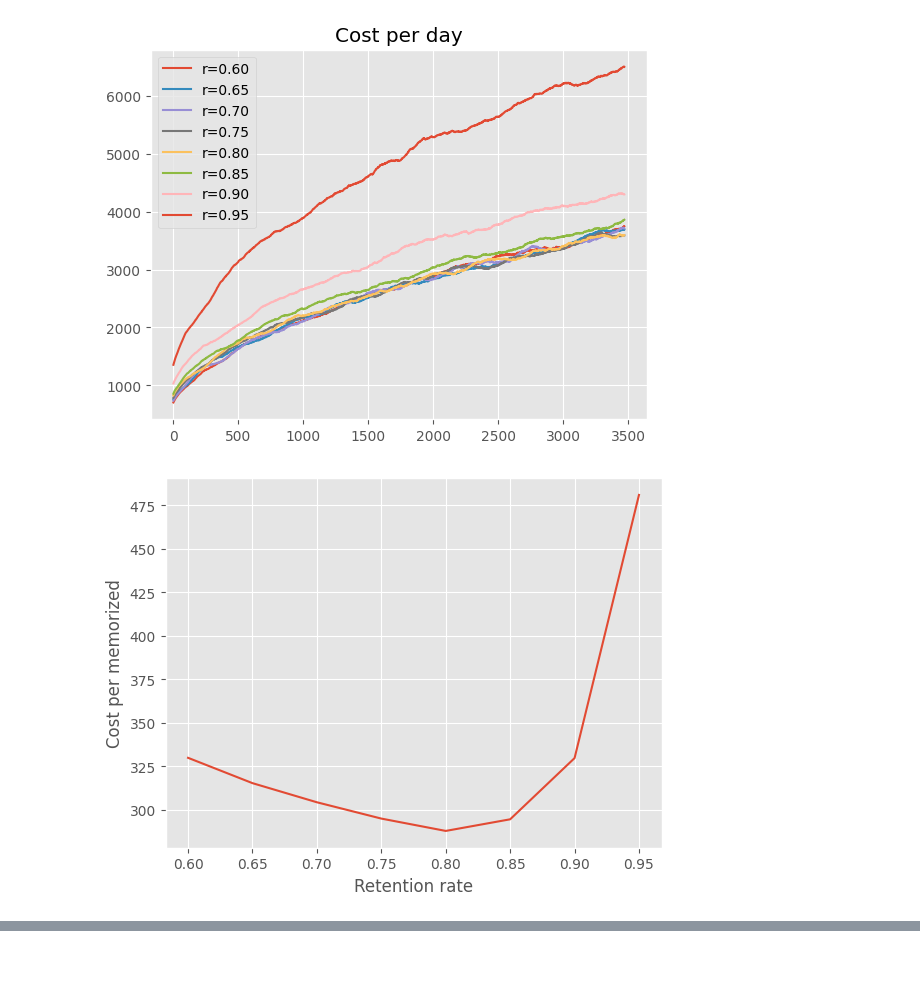
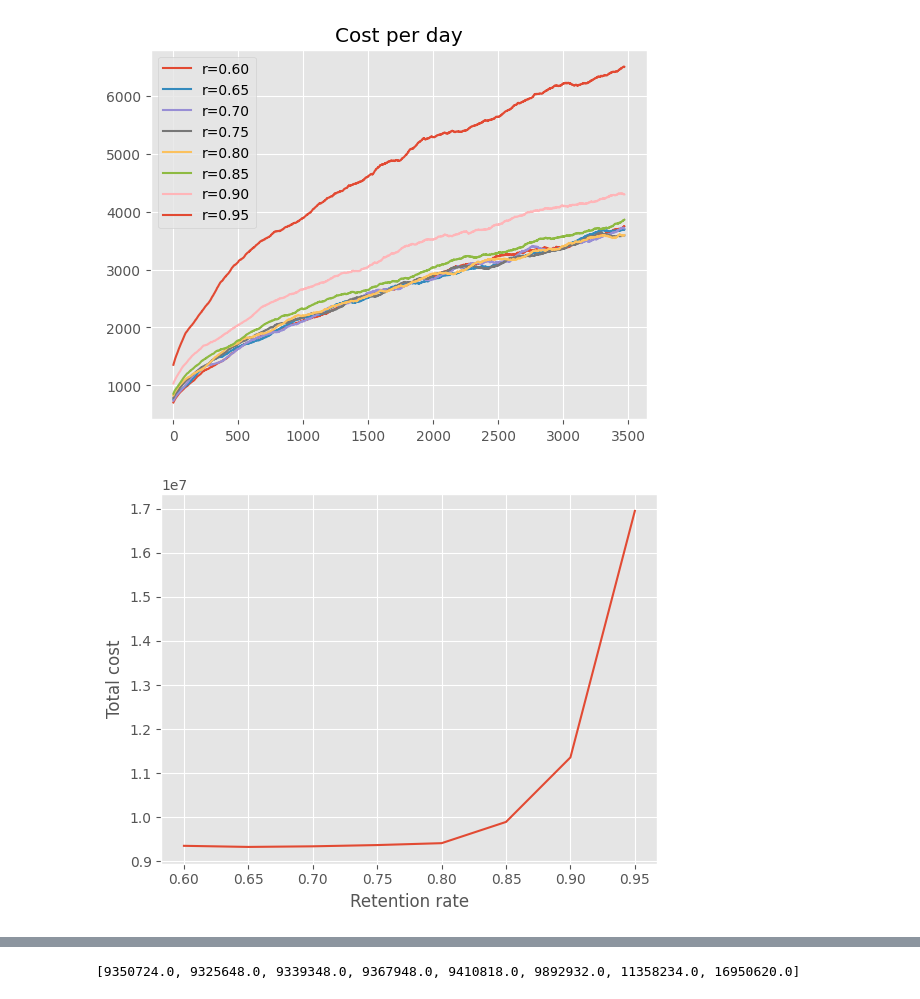
Before and after one commit to open-spaced-repetition/optimal-desired-retention, a Jupyter notebook: notebook.ipynb, the cells around one changed output, grey strips where cells are left out. Saved outputs shown, nothing was run; the diff lists cells and outputs as text; code cells hidden in the pictures; blank space fills up the shorter version.

Commit message:
add two types of optimal retention

```diff
--- a/notebook.ipynb
+++ b/notebook.ipynb
@@ -9,49 +13,56 @@ from fsrs_optimizer import simulate, DEFAULT_WEIGHT
 learn_span = 3650
 new_card_per_day = 10
 
-random.seed(42)
-np.random.seed(42)
 plt.style.use('ggplot')
 
 def moving_average(data, window_size=learn_span // 20):
     weights = np.ones(window_size) / window_size
     return np.convolve(data, weights, mode="valid")
 
+total_cost = []
 cost_per_memorized = []
 
 for r in tqdm(np.linspace(0.6, 0.95, 8)):
+    random.seed(42)
+    np.random.seed(42)
     (_, review_cnt_per_day, learn_cnt_per_day, memorized_cnt_per_day, cost_per_day) = simulate(
         DEFAULT_WEIGHT,
         request_retention=r,
         deck_size=learn_span*new_card_per_day,
         learn_span=learn_span,
         max_cost_perday=math.inf,
         learn_limit_perday=new_card_per_day,
     )
     plt.figure(1)
     plt.plot(moving_average(review_cnt_per_day), label=f'r={r:.2f}')
     plt.figure(2)
     plt.plot(moving_average(memorized_cnt_per_day), label=f'r={r:.2f}')
     plt.figure(3)
     plt.plot(moving_average(cost_per_day), label=f'r={r:.2f}')
-    cost_per_memorized.append(sum(cost_per_day)/memorized_cnt_per_day[-1])
+    total_cost.append(sum(cost_per_day))
+    cost_per_memorized.append(sum(cost_per_day) / memorized_cnt_per_day[-1])
 
 plt.figure(1)
 plt.legend()
 plt.title('Review count per day')
 plt.figure(2)
 plt.legend()
 plt.title('Memorized count per day')
 plt.figure(3)
 plt.legend()
 plt.title('Cost per day')
 plt.figure(4)
+plt.plot(np.linspace(0.6, 0.95, 8), total_cost)
+plt.xlabel('Retention rate')
+plt.ylabel('Total cost')
+plt.figure(5)
 plt.plot(np.linspace(0.6, 0.95, 8), cost_per_memorized)
 plt.xlabel('Retention rate')
 plt.ylabel('Cost per memorized')
 plt.show()
+print(total_cost)
 # %% [output]
 [figure]
 [figure]
 [figure]
-[figure, old version]
+[figure, new version]
@@ -57,0 +70 @@ plt.show()
+[9350724.0, 9325648.0, 9339348.0, 9367948.0, 9410818.0, 9892932.0, 11358234.0, 16950620.0]
```
Also changed, not shown: parts of 4 cells of this notebook.
